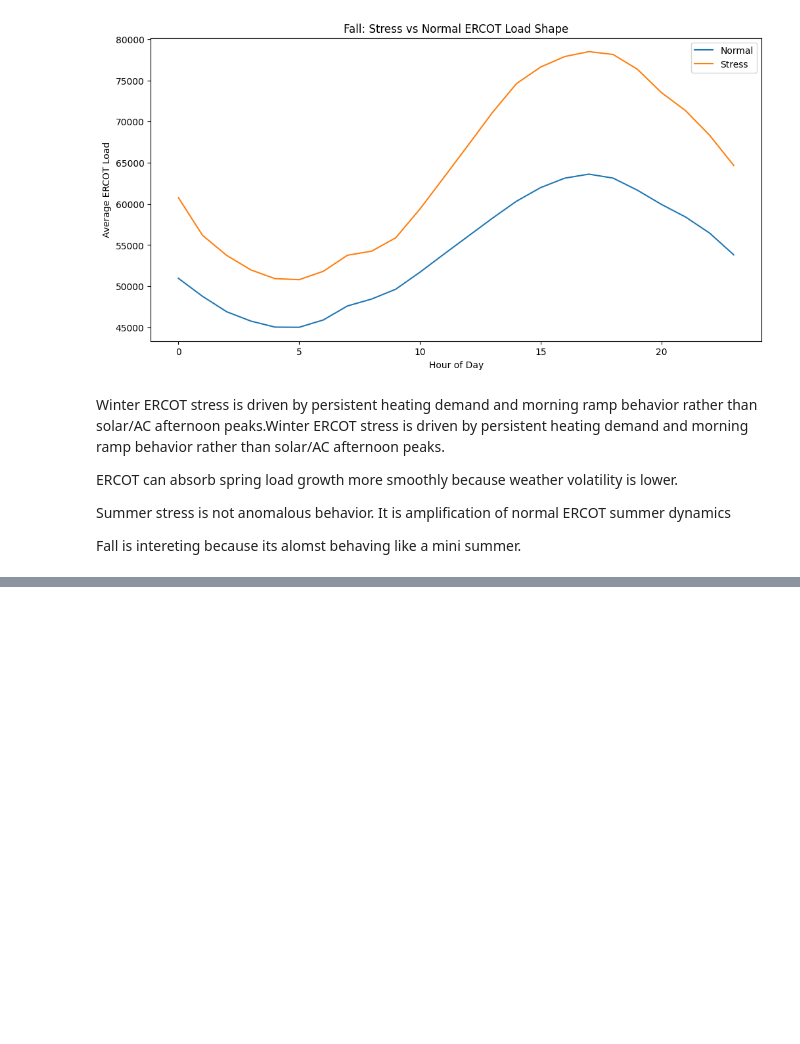
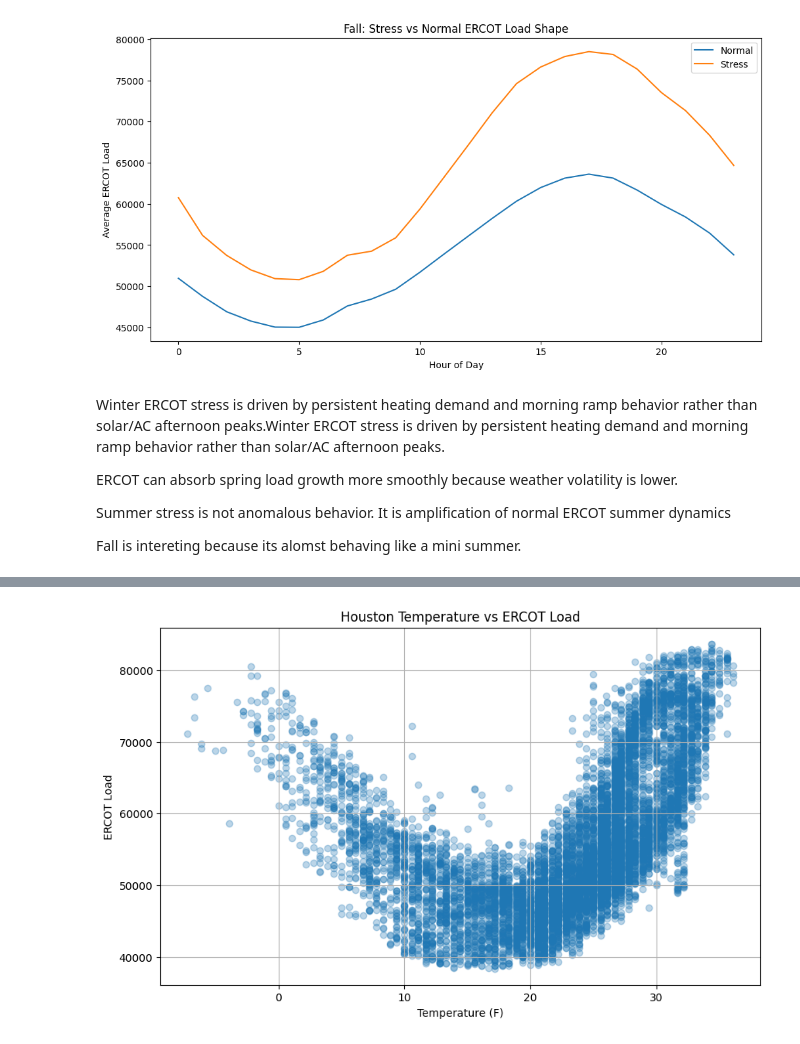
Before and after one commit to lessleyH/energy-reliability-systems-, a Jupyter notebook: ERCOT_2025_exploration.ipynb, the cells around one changed output, grey strips where cells are left out. Saved outputs shown, nothing was run; the diff lists cells and outputs as text; code cells hidden in the pictures; blank space fills up the shorter version.

Commit message:
Added NOAA weather integration and ERCOT load modeling

```diff
--- a/ERCOT_2025_exploration.ipynb
+++ b/ERCOT_2025_exploration.ipynb
@@ -352,0 +377,5 @@ Fall is intereting because its alomst behaving like a mini summer.
+# %%
+# Loading NOAA Weather Data
+weather_path = '/content/drive/MyDrive/energy-reliability-systems/data/LCD_USW00012918_2025.csv'
+
+weather = pd.read_csv(weather_path)
@@ -352,0 +435,22 @@ Fall is intereting because its alomst behaving like a mini summer.
+# %%
+# Prepare ERCOT Data
+
+# Make sure ERCOT timestamps are datetime
+df['Hour Ending'] = pd.to_datetime(df['Hour Ending'])
+
+# Sort both datasets
+df_sorted = df.sort_values('Hour Ending')
+weather_sorted = weather_clean.sort_values('DATE')
+# %%
+# Merge Weather + ERCOT
+
+merged = pd.merge_asof(
+    df_sorted,
+    weather_sorted,
+    left_on='Hour Ending',
+    right_on='DATE',
+    direction='nearest'
+)
+
+print("\nMerged Dataset:")
+display(merged.head())
@@ -352,0 +465,19 @@ Fall is intereting because its alomst behaving like a mini summer.
+# %%
+#  Temperature vs ERCOT Load
+
+plt.figure(figsize=(10,6))
+
+plt.scatter(
+    merged['HourlyDryBulbTemperature'],
+    merged['ERCOT'],
+    alpha=0.3
+)
+
+plt.title('Houston Temperature vs ERCOT Load')
+plt.xlabel('Temperature (F)')
+plt.ylabel('ERCOT Load')
+
+plt.grid(True)
+plt.show()
+# %% [output]
+[figure, added]
```
Also changed, not shown: parts of 27 cells of this notebook.
